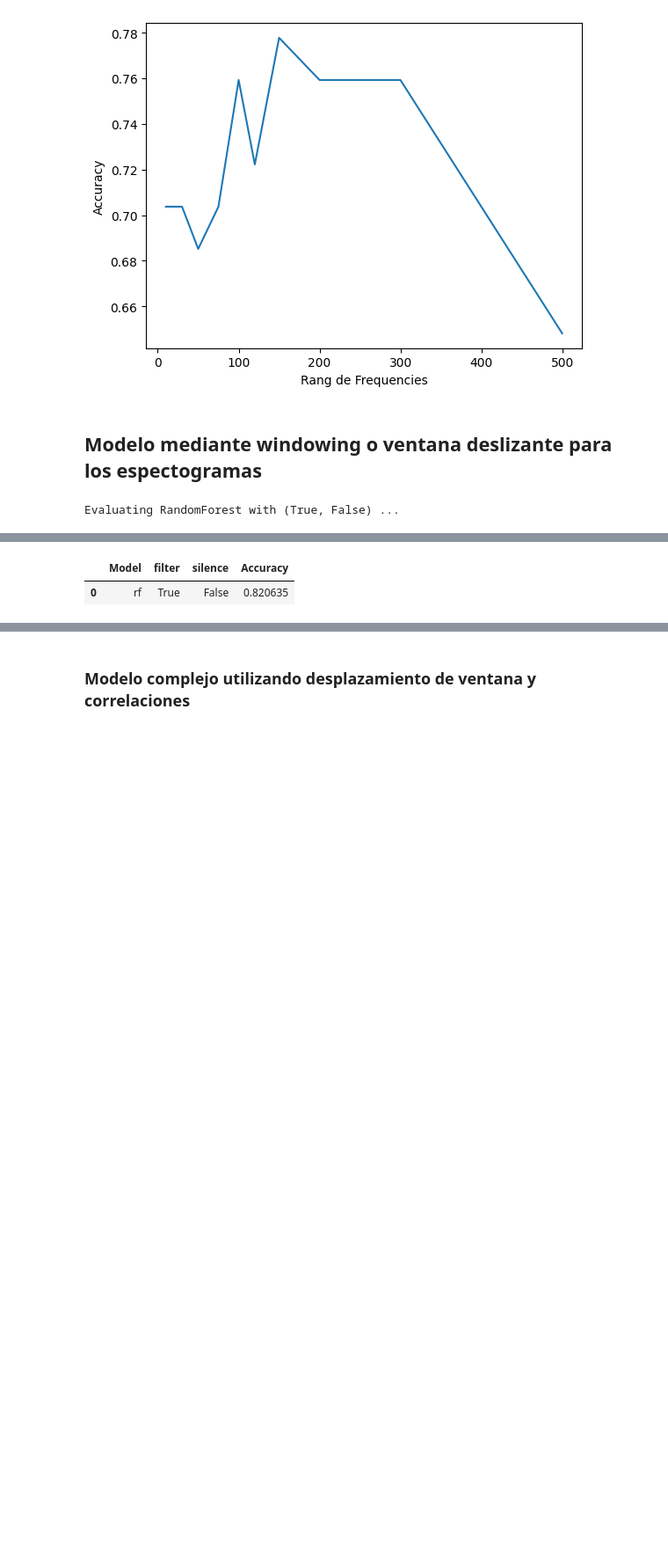
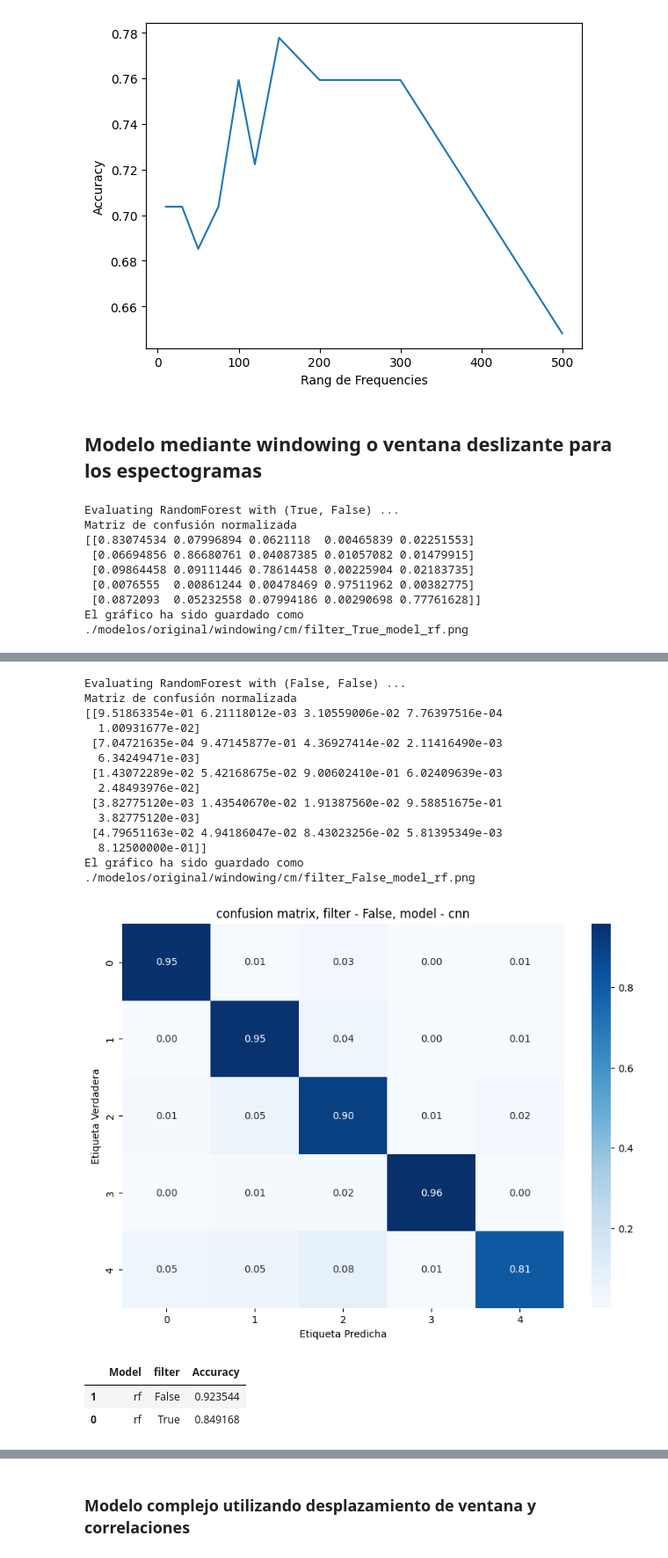
Before and after one commit to albertceballos0/UAB-VC-voice-identification, a Jupyter notebook: PROYECTO/main.ipynb, the cells around one changed output, grey strips where cells are left out. Shown at 88% size. Cells and saved outputs as stored; diff of their text form; code cells hidden in the pictures; blank space fills up the shorter version.

```diff
--- a/PROYECTO/main.ipynb
+++ b/PROYECTO/main.ipynb
@@ -1404,7 +1659,7 @@ def windowing(image, max_size, despl=0):
         else: windows[ i, :, :] = image[: , i :i + despl]
     return windows
 # %%
-def compute_rowSpecWindowing(row, specType='mel', despl=0, smoothSpec = False, filter = False, silence = False):
+def compute_rowSpecWindowing(row,dataType='original',  specType='mel', despl=0, filter = False, silence = False):
     '''The function `compute_rowSpecWindowing` loads an audio file, processes it by removing silence and
     smoothing, generates a spectrogram image, and then applies windowing to create smaller segments
     along with corresponding labels.
@@ -1436,10 +1691,17 @@ def compute_rowSpecWindowing(row, specType='mel', despl=0, smoothSpec = False, f
     spectrogram image. Finally, it creates a numpy array `y` with the 'Id_Persona
 
     '''
+
+    if dataType == 'original':
+        directory = 'AudiosMp3'
+    elif dataType == 'ruido':
+        directory = 'AudiosMp3_ruido'
+    elif dataType == 'ruidoNorm':
+        directory = 'AudiosMp3_norm'
     try:
-        y, sr = librosa.load(f"AudiosMp3\\{row['Audio']}")
+        y, sr = librosa.load(f"{directory}\\{row['Audio']}")
     except:
-        y, sr = librosa.load(f"AudiosMp3/{row['Audio']}")
+        y, sr = librosa.load(f"{directory}/{row['Audio']}")
 
 
     if silence : y = removeSilence(y)
@@ -1451,14 +1713,13 @@ def compute_rowSpecWindowing(row, specType='mel', despl=0, smoothSpec = False, f
 
     image = spec(y, sr, spec=specType)
 
-    if smoothSpec : image = smooth_image(image, 1.5)
 
     windows = windowing(image, 320, despl = despl)
     y = np.array([row['Id_Persona'] for i in range(320)])
 
     return windows, y
 # %%
-def backTestWindowing():
+def backTestWindowing(dataType = 'original'):
     '''The function `backTestWindowing` evaluates different machine learning models using various
     spectrogram types and returns classification reports for each model and spectrogram type.
 
@@ -1491,17 +1752,16 @@ def backTestWindowing():
     }
 
     results = []
+    df = createDataset(dataType)
 
+    for model_name, model in models.items():
 
-    classification_reports = {}
-    for model_name, model in models.items():
-        classification_reports[model_name] = {}
-
-        for filter in [True]:
+        for filter in [True, False]:
             for silence in [False]:
                 print(f"Evaluating {model_name} with {filter, silence} ...")
 
-                data = df.apply(lambda row: compute_rowSpecWindowing(row, specType='mel',despl=0,  filter=filter, silence=silence), axis=1)
+
+                data = df.apply(lambda row: compute_rowSpecWindowing(row, dataType=dataType, specType='mel',despl=0,  filter=filter, silence=silence), axis=1)
 
                 X, y = unzipData(data)
 
@@ -1515,31 +1775,40 @@ def backTestWindowing():
 
                 X = sc.fit_transform(X)
 
-                joblib.dump(sc, f'./modelos/ruidoNorm/windowing/modelos/scaler_windowing_{model_name}_filter_{str(filter)}_silence_{str(silence)}.pkl')
+                joblib.dump(sc, f'./modelos/{dataType}/windowing/scalers/scaler_windowing_{model_name}_filter_{str(filter)}.pkl')
 
                 X_train, X_test, y_train, y_test = train_test_split(X, y, test_size=0.2, random_state=42, stratify=y)
 
                 model.fit(X_train, y_train)
 
-                joblib.dump(sc, f'./modelos/ruidoNorm/windowing/modelos/rf_windowing_filter_{str(filter)}_silence_{str(silence)}.pkl')
+                joblib.dump(model, f'./modelos/{dataType}/windowing/modelos/rf_windowing_filter_{str(filter)}.pkl')
+
+
+
 
                 y_pred = model.predict(X_test)
                 report = accuracy_score(y_test, y_pred)
 
+                plot_confusion_matrix(y_test, y_pred, title=f'confusion matrix, filter - {filter}, model - cnn', save_path=f'./modelos/{dataType}/windowing/cm/filter_{str(filter)}_model_rf.png')
+
                 results.append({
                         'Model': 'rf',
                         'filter': filter,
-                        'silence': silence,
                         'Accuracy': report,
 
                 })
 
     return pd.DataFrame(results)
-# %%
-reports = backTestWindowing()
-# %% [output]
-Evaluating RandomForest with (True, False) ...
 # %%
+reports = backTestWindowing(dataType='original')
 reports = reports.sort_values(by='Accuracy', ascending=False)
 reports
 # %% [output]
+Evaluating RandomForest with (True, False) ...
+Matriz de confusión normalizada
+[[0.83074534 0.07996894 0.0621118  0.00465839 0.02251553]
+ [0.06694856 0.86680761 0.04087385 0.01057082 0.01479915]
+ [0.09864458 0.09111446 0.78614458 0.00225904 0.02183735]
+ [0.0076555  0.00861244 0.00478469 0.97511962 0.00382775]
+ [0.0872093  0.05232558 0.07994186 0.00290698 0.77761628]]
+El gráfico ha sido guardado como ./modelos/original/windowing/cm/filter_True_model_rf.png
@@ -1546,2 +1816,17 @@ reports
+Evaluating RandomForest with (False, False) ...
+Matriz de confusión normalizada
+[[9.51863354e-01 6.21118012e-03 3.10559006e-02 7.76397516e-04
+  1.00931677e-02]
+ [7.04721635e-04 9.47145877e-01 4.36927414e-02 2.11416490e-03
+  6.34249471e-03]
+ [1.43072289e-02 5.42168675e-02 9.00602410e-01 6.02409639e-03
+  2.48493976e-02]
+ [3.82775120e-03 1.43540670e-02 1.91387560e-02 9.58851675e-01
+  3.82775120e-03]
+ [4.79651163e-02 4.94186047e-02 8.43023256e-02 5.81395349e-03
+  8.12500000e-01]]
+El gráfico ha sido guardado como ./modelos/original/windowing/cm/filter_False_model_rf.png
+[figure, added]
-|  | Model | filter | silence | Accuracy |
-| 0 | rf | True | False | 0.820635 |
+|  | Model | filter | Accuracy |
+| 1 | rf | False | 0.923544 |
+| 0 | rf | True | 0.849168 |
```
Also changed, not shown: parts of 39 cells of this notebook.
